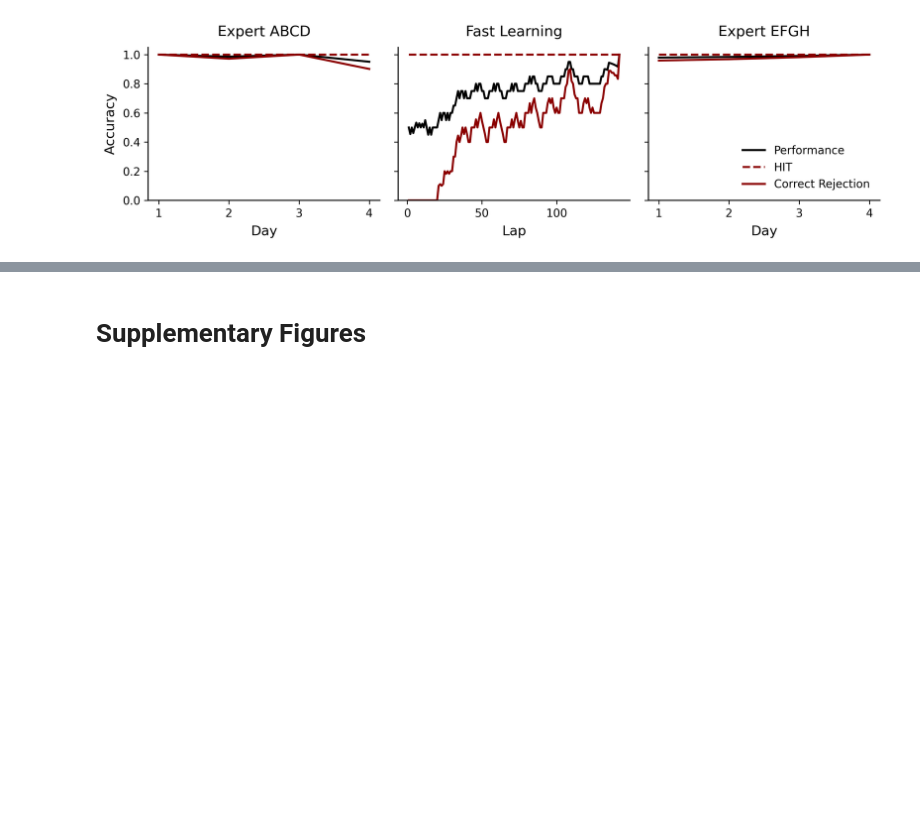
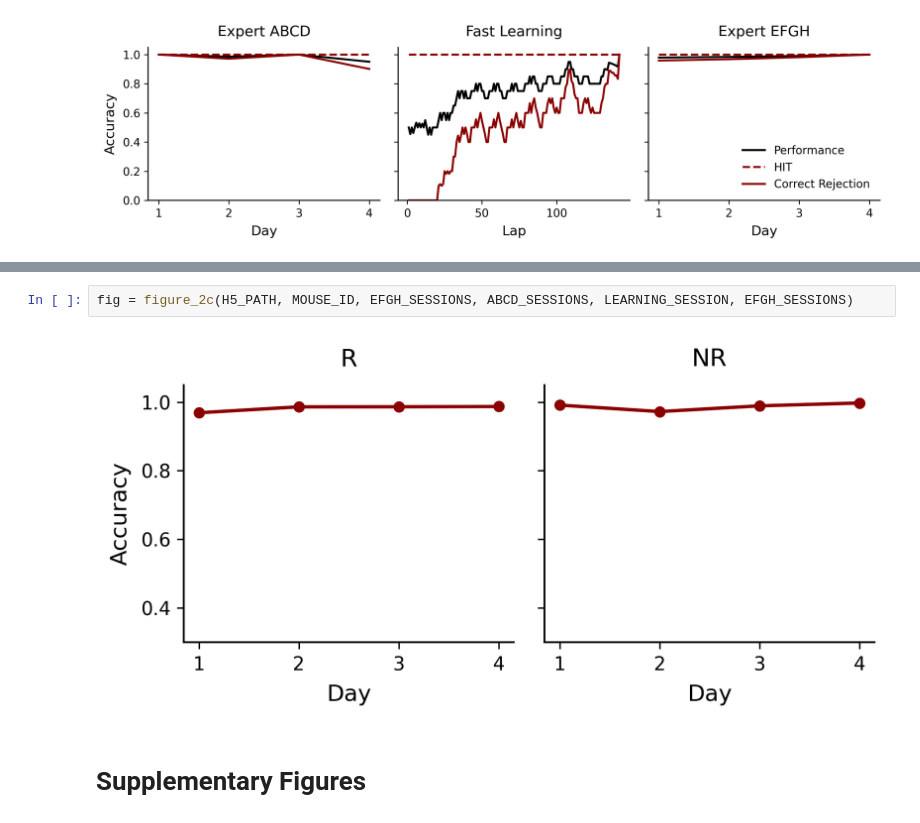
Before and after one commit to rgs2151/ccn2026, a Jupyter notebook: figures.ipynb, the cells around one changed output, grey strips where cells are left out. Drawn from its saved outputs; the diff is of its cells as text; blank space fills up the shorter version.

```diff
--- a/figures.ipynb
+++ b/figures.ipynb
@@ -162,3 +428,7 @@ fig = figure_1d(H5_PATH, MOUSE_ID, ABCD_SESSIONS, LEARNING_SESSION, EFGH_SESSION
+# %%
+fig = figure_2c(H5_PATH, MOUSE_ID, EFGH_SESSIONS, ABCD_SESSIONS, LEARNING_SESSION, EFGH_SESSIONS)
+# %% [output]
+[figure, added]
 # %% [markdown]
 # Supplementary Figures
 # %%
```
Also changed, not shown: parts of 15 cells of this notebook.
